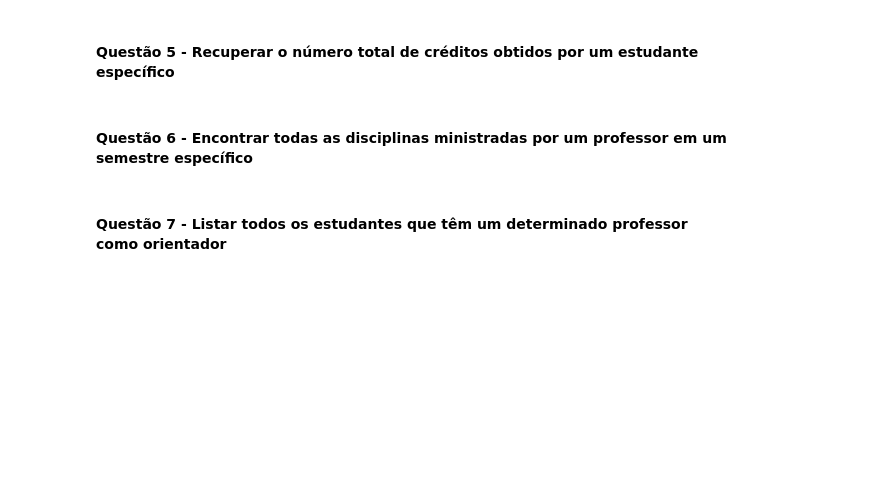
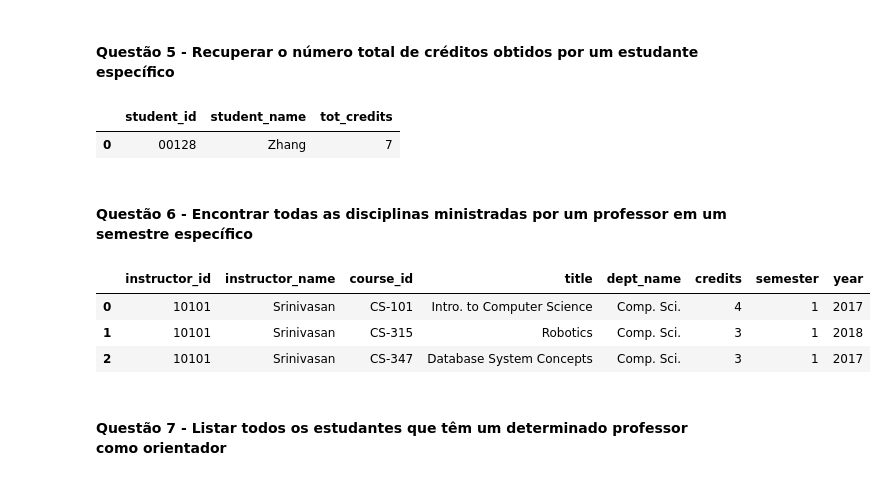
Before and after one commit to Massato01/BancoDeDadosAvancadoNoSQL, a Jupyter notebook: document_store/main.ipynb, the cells around one changed output. Drawn from its saved outputs; the diff is of its cells as text; code cells hidden in the pictures; blank space fills up the shorter version.

```diff
--- a/document_store/main.ipynb
+++ b/document_store/main.ipynb
@@ -428,6 +427,72 @@ listar_colunas('student')
 # %% [markdown]
 #### Questão 5 - Recuperar o número total de créditos obtidos por um estudante específico
+# %%
+def total_creditos_estudante(id_estudante):
+    takes_collection = db['takes']
+    course_collection = db['course']
+    student_collection = db['student']
+
+    cursos_estudante = takes_collection.find({'id': id_estudante})
+
+    creditos_cursos = []
+    for curso in cursos_estudante:
+        curso_doc = course_collection.find_one({'course_id': curso['course_id']})
+        if curso_doc:
+            creditos_cursos.append(int(curso_doc['credits']))
+
+    total_creditos = sum(creditos_cursos)
+
+    estudante_doc = student_collection.find_one({'id': id_estudante})
+    if estudante_doc:
+        nome_estudante = estudante_doc['name']
+    else:
+        nome_estudante = None
+
+    df = pd.DataFrame({'student_id': [id_estudante], 'student_name': [nome_estudante], 'tot_credits': [total_creditos]})
+    return df
+
+df = total_creditos_estudante('00128')
+df
+# %% [output]
+|  | student_id | student_name | tot_credits |
+| 0 | 00128 | Zhang | 7 |
 # %% [markdown]
 #### Questão 6 - Encontrar todas as disciplinas ministradas por um professor em um semestre específico
+# %%
+def disciplinas_ministradas_por_professor(id_professor, semestre):
+    teaches_collection = db['teaches']
+    course_collection = db['course']
+    instructor_collection = db['instructor']
+
+    cursos_professor = teaches_collection.find({'id': id_professor, 'semester': semestre})
+
+    professor_info = instructor_collection.find_one({'id': id_professor})
+    nome_professor = professor_info['name']
+
+    cursos_data = []
+    for curso in cursos_professor:
+        curso_doc = course_collection.find_one({'course_id': curso['course_id']})
+        if curso_doc:
+            cursos_data.append({
+                'instructor_id': id_professor,
+                'instructor_name': nome_professor,
+                'course_id': curso_doc['course_id'],
+                'title': curso_doc['title'],
+                'dept_name': curso_doc['dept_name'],
+                'credits': curso_doc['credits'],
+                'semester': curso['semester'],
+                'year': curso['year']
+            })
+
+    df = pd.DataFrame(cursos_data)
+    return df
+
+df = disciplinas_ministradas_por_professor('10101', '1')
+df
+# %% [output]
+|  | instructor_id | instructor_name | course_id | title | dept_name | credits | semester | year |
+| 0 | 10101 | Srinivasan | CS-101 | Intro. to Computer Science | Comp. Sci. | 4 | 1 | 2017 |
+| 1 | 10101 | Srinivasan | CS-315 | Robotics | Comp. Sci. | 3 | 1 | 2018 |
+| 2 | 10101 | Srinivasan | CS-347 | Database System Concepts | Comp. Sci. | 3 | 1 | 2017 |
 # %% [markdown]
 #### Questão 7 - Listar todos os estudantes que têm um determinado professor como orientador
```
Also changed, not shown: parts of 11 cells of this notebook.
